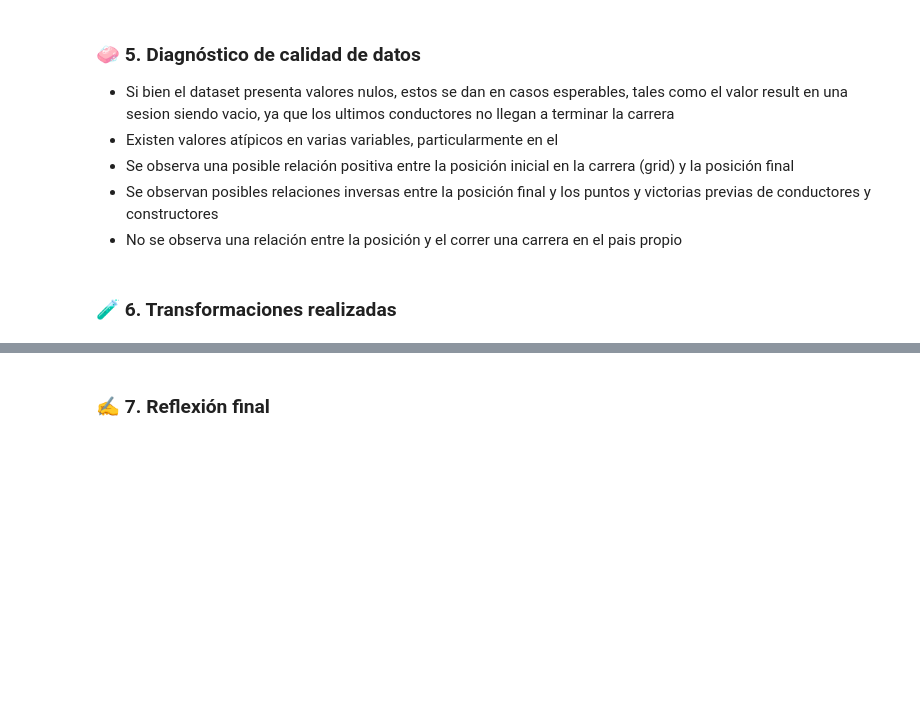
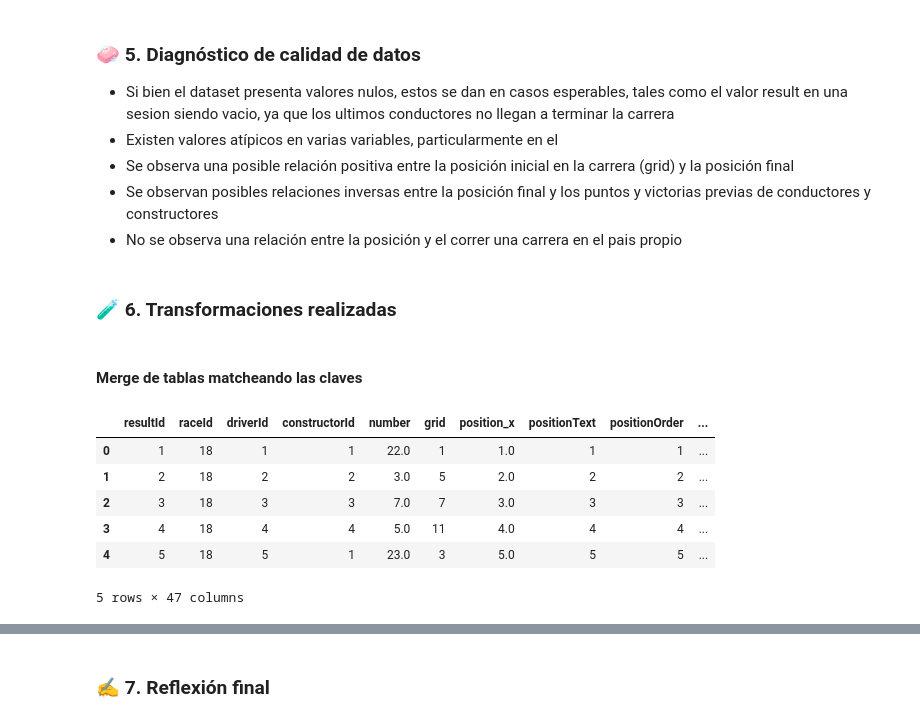
Before and after one commit to CTepedino/tp-data-science, a Jupyter notebook: entregable2_eda.ipynb, the cells around one changed output, grey strips where cells are left out. Saved outputs shown, nothing was run; the diff lists cells and outputs as text; code cells hidden in the pictures; blank space fills up the shorter version.

```diff
--- a/entregable2_eda.ipynb
+++ b/entregable2_eda.ipynb
@@ -602,3 +589,57 @@ plt.show()
 - No se observa una relación entre la posición y el correr una carrera en el pais propio
 # %% [markdown]
 ### 🧪 6. Transformaciones realizadas
+# %% [markdown]
+#### Merge de tablas matcheando las claves
+# %%
+df = results.copy()
+
+df = df.merge(
+    races[['raceId', 'year', 'round', 'name', 'date', 'circuitId']],
+    on='raceId',
+    how='left'
+)
+df = df.merge(
+    circuits[['circuitId', 'name', 'location', 'country', 'lat', 'lng', 'alt']],
+    on='circuitId',
+    how='left',
+    suffixes=('', '_circuit')
+)
+df = df.merge(
+    drivers[['driverId', 'driverRef', 'forename', 'surname', 'dob', 'nationality']],
+    on='driverId',
+    how='left'
+)
+df = df.merge(
+    constructors[['constructorId', 'constructorRef', 'name', 'nationality']],
+    on='constructorId',
+    how='left',
+    suffixes=('', '_constructor')
+)
+df = df.merge(
+    driver_standings[['raceId', 'driverId', 'points_driver', 'position', 'wins_driver']],
+    on=['raceId','driverId'],
+    how='left'
+)
+
+df = df.merge(
+    constructor_standings[['raceId', 'constructorId', 'points_constructor', 'position', 'wins_constructor']],
+    on=['raceId','constructorId'],
+    how='left'
+)
+df = df.merge(
+    qualifying[['raceId','driverId','position','q1','q2','q3']],
+    on=['raceId','driverId'],
+    how='left',
+    suffixes=('', '_qualifying')
+)
+
+df.head()
+# %% [output]
+|  | resultId | raceId | driverId | constructorId | number | grid | position_x | positionText | positionOrder | ... |
+| 0 | 1 | 18 | 1 | 1 | 22.0 | 1 | 1.0 | 1 | 1 | ... |
+| 1 | 2 | 18 | 2 | 2 | 3.0 | 5 | 2.0 | 2 | 2 | ... |
+| 2 | 3 | 18 | 3 | 3 | 7.0 | 7 | 3.0 | 3 | 3 | ... |
+| 3 | 4 | 18 | 4 | 4 | 5.0 | 11 | 4.0 | 4 | 4 | ... |
+| 4 | 5 | 18 | 5 | 1 | 23.0 | 3 | 5.0 | 5 | 5 | ... |
+5 rows × 47 columns
```
Also changed, not shown: parts of 14 cells of this notebook.
